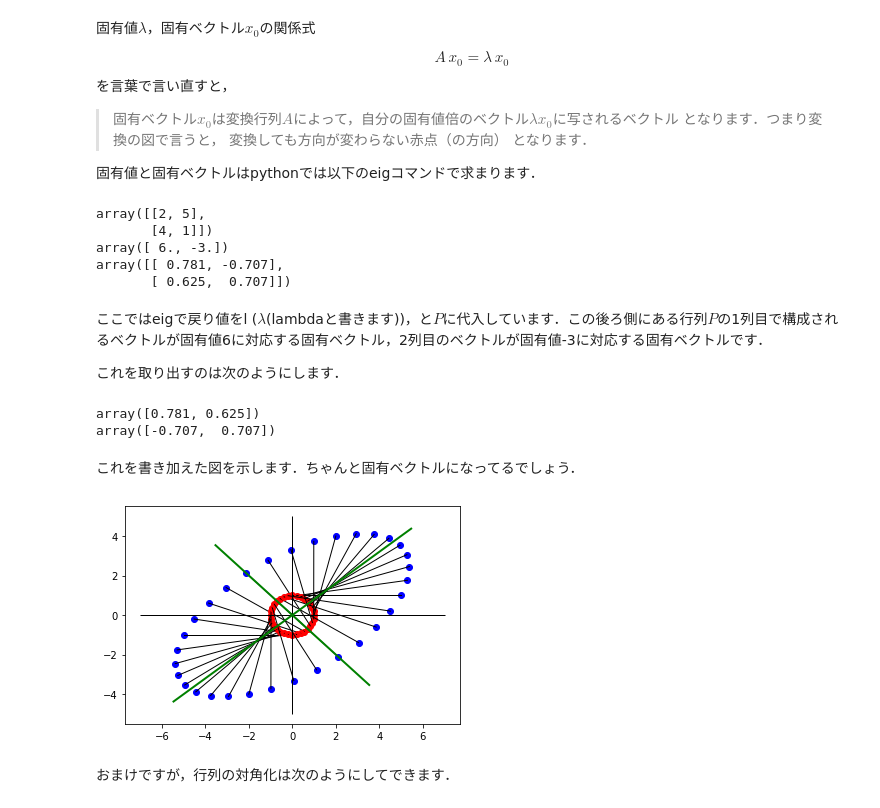
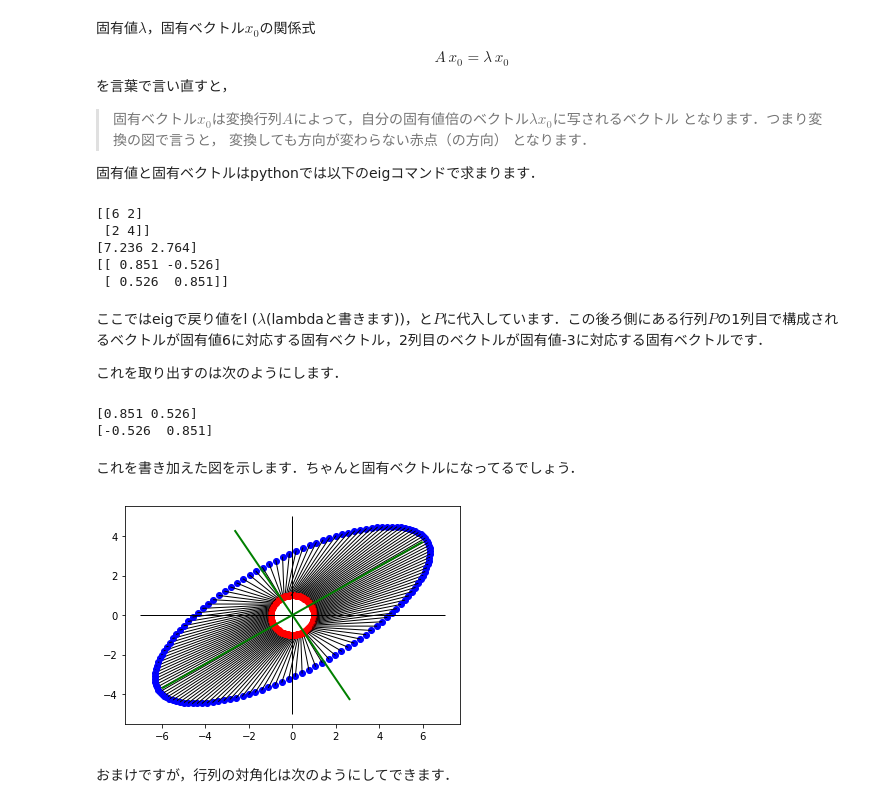
Before and after one commit to daddygongon/jupyter_num_calc, a Jupyter notebook: numerical_calc/ipynb_text/d4_la_fundamentals.ipynb, the cells around one changed output. Drawn from its saved outputs; the diff is of its cells as text; code cells hidden in the pictures.

```diff
--- a/numerical_calc/ipynb_text/d4_la_fundamentals.ipynb
+++ b/numerical_calc/ipynb_text/d4_la_fundamentals.ipynb
@@ -241,7 +239,11 @@ array([[-0.05555556,  0.27777778],
 
 します．
 # %%
-aa = np.array([[2,5], [4,1]])
+t = 0.5
+rr=2.0
+#aa = np.array([[rr*np.cos(t),-rr*np.sin(t)], [rr*np.sin(t),rr*np.cos(t)]])
+aa = np.array([[1,1], [0,1]])
+#aa = np.array([[6,2], [2,4]])
 
 div = 32
 for i in range(0,div):
@@ -255,4 +257,5 @@ draw_axes(-7,7,-5,5)
 
 #plt.axes().set_aspect('equal', 'datalim')
 plt.show()
+print(aa)
 # %% [output]
@@ -295,18 +300,19 @@ import scipy.linalg as linalg
 
 np.set_printoptions(precision=3, suppress=True)
 
-aa = np.array([[2,5], [4,1]])
+aa = np.array([[6,2], [2,4]])
+#aa = np.array([[2,5], [4,1]])
 print(aa)
 #a = np.array([[3,2/3], [2/3,2]])
 l,P = np.linalg.eig(aa)
 print(l)
 print(P)
 # %% [output]
-array([[2, 5],
-       [4, 1]])
-array([ 6., -3.])
-array([[ 0.781, -0.707],
-       [ 0.625,  0.707]])
+[[6 2]
+ [2 4]]
+[7.236 2.764]
+[[ 0.851 -0.526]
+ [ 0.526  0.851]]
 # %% [markdown]
 ここではeigで戻り値をl ($\lambda$(lambdaと書きます))，と$P$に代入しています．この後ろ側にある行列$P$の1列目で構成されるベクトルが固有値6に対応する固有ベクトル，2列目のベクトルが固有値-3に対応する固有ベクトルです．
 
@@ -317,34 +323,34 @@ v1 = P[:,1]
 print(v0)
 print(v1)
 # %% [output]
-array([0.781, 0.625])
-array([-0.707,  0.707])
+[0.851 0.526]
+[-0.526  0.851]
 # %% [markdown]
 これを書き加えた図を示します．ちゃんと固有ベクトルになってるでしょう．
 # %%
 import matplotlib.pyplot as plt
 
 def draw_eigen_vector(v, t):
     plt.plot([-t*v[0],t*v[0]], [-t*v[1],t*v[1]],
              color='g', linestyle='-', linewidth=2)
 
-div = 32
+div = 32*4
 for i in range(0,div):
     theta = 2*np.pi/div*i
     x0 = np.sin(theta)
     y0 = np.cos(theta)
     # print('%10.5f-%10.5f' % (x,y))
     draw_projcetion_line_points(x0,y0)
 
 draw_axes(-7,7,-5,5)
 
 draw_eigen_vector(v0, 7)
 draw_eigen_vector(v1, 5)
 
 #plt.axes().set_aspect('equal', 'datalim')
 plt.show()
 # %% [output]
-[figure, old version]
+[figure, new version]
 # %% [markdown]
 
 おまけですが，行列の対角化は次のようにしてできます．
```
Also changed, not shown: parts of 10 cells of this notebook, 12 other files.
